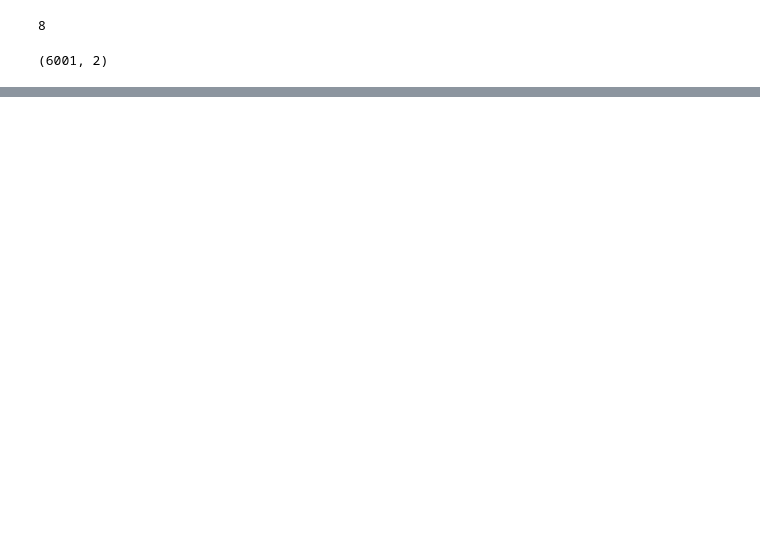
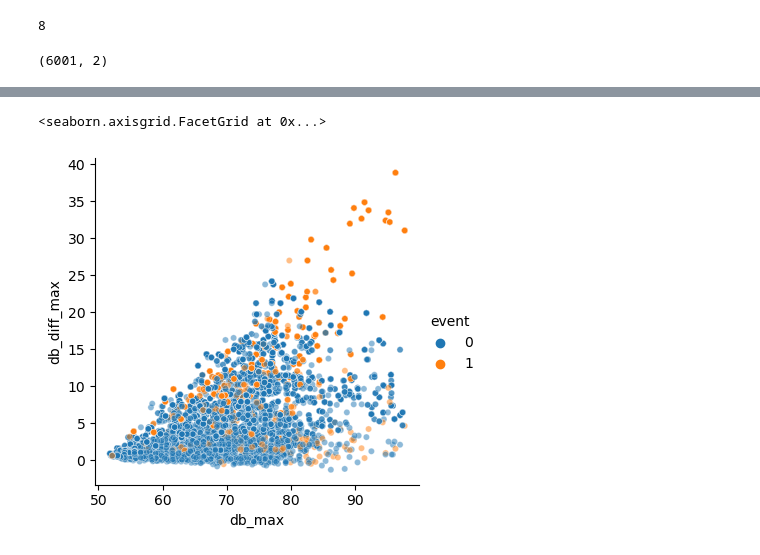
Before and after one commit to jonnor/machinehearing, a Jupyter notebook: handson/badminton/BadmintonSoundEvents.ipynb, the cells around one changed output, grey strips where cells are left out. Saved outputs shown, nothing was run; the diff lists cells and outputs as text; code cells hidden in the pictures; blank space fills up the shorter version.

```diff
--- a/handson/badminton/BadmintonSoundEvents.ipynb
+++ b/handson/badminton/BadmintonSoundEvents.ipynb
@@ -222,3 +219,20 @@ windows = pandas.DataFrame({
 windows.shape
 # %% [output]
 (6001, 2)
+# %%
+
+def compute_features(spec):
+    sl = soundlevel_spectrogram(spec)
+    sl_diff = numpy.diff(sl, n=1)
+    f = pandas.Series({
+        'db_max': sl.max(),
+        'db_diff_max': sl_diff.max(),
+        'db_rel_max': sl.max() - numpy.min(sl),
+    })
+    return f
+
+
+ff = windows.spectrogram.apply(compute_features)
+ff = pandas.merge(ff, windows, right_index=True, left_index=True)
+ff['event'] = ff.labels.apply(lambda labels: numpy.any(labels, axis=-1)).astype(int)
+ff.head()
@@ -224,0 +246,15 @@ windows.shape
+# %%
+import seaborn
+seaborn.relplot(data=ff,
+                x='db_max',
+                y='db_diff_max',
+                hue='event',
+                #col='event',
+                s=20,
+                height=4,
+                aspect=1,
+                alpha=0.5,
+               )
+# %% [output]
+<seaborn.axisgrid.FacetGrid at 0x...>
+[figure, added]
```
Also changed, not shown: parts of 20 cells of this notebook.
